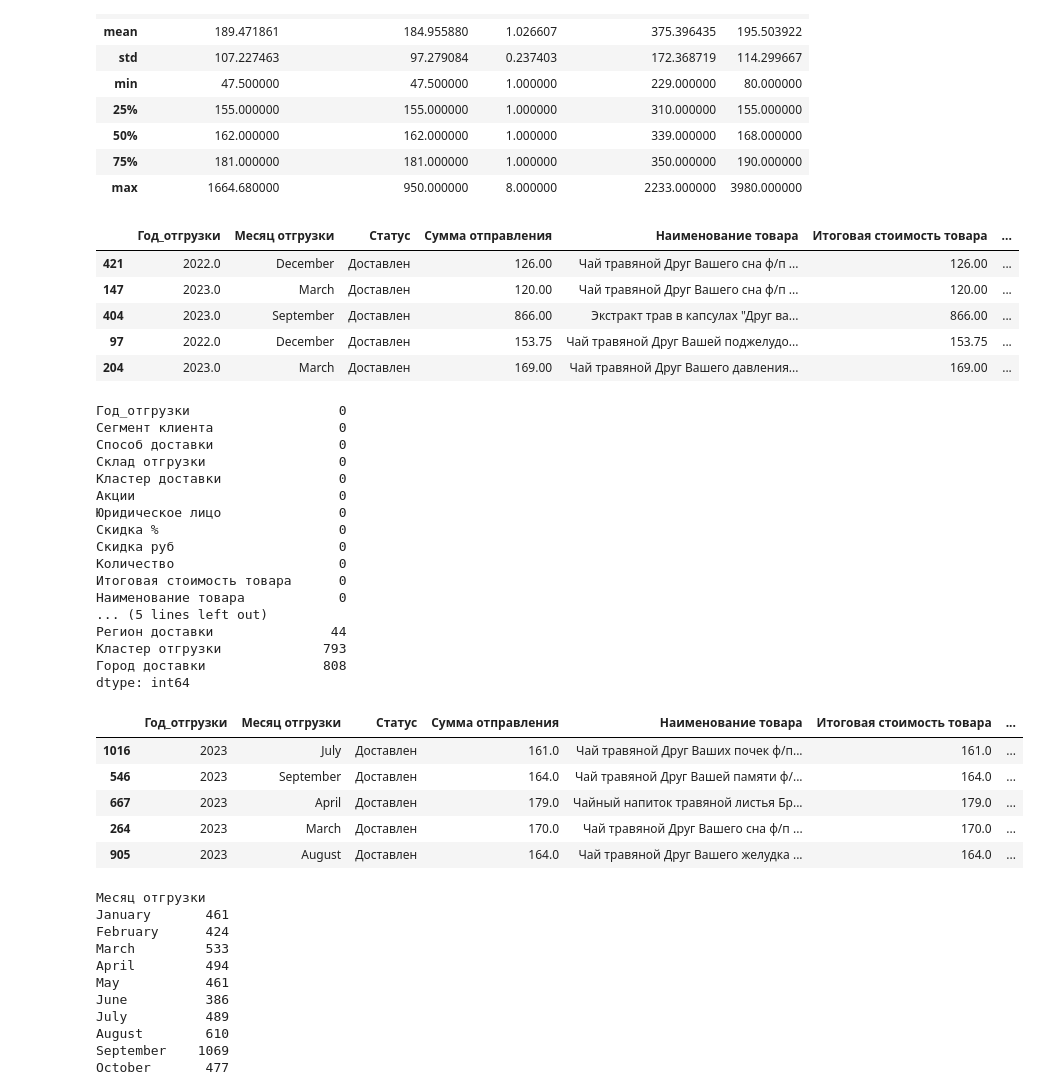
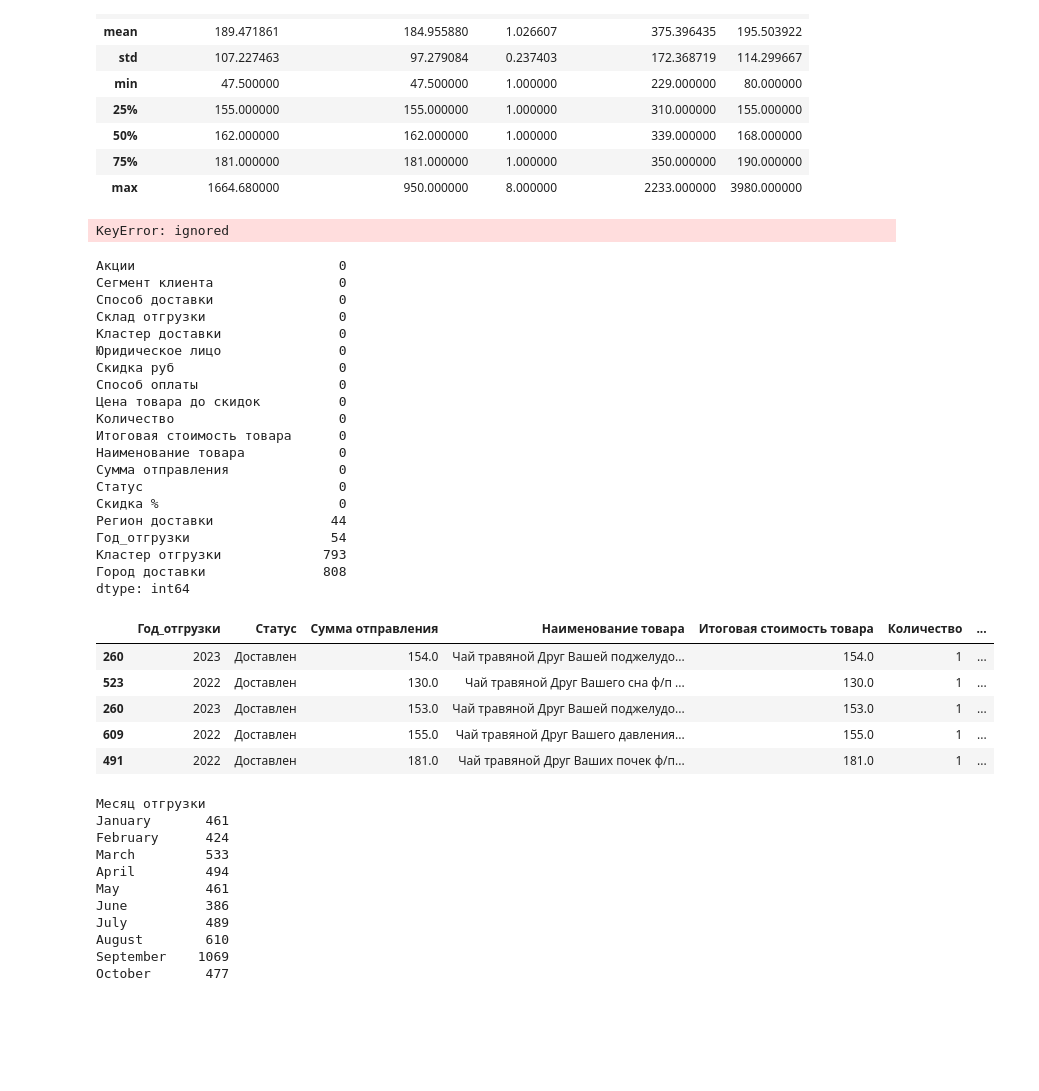
Before and after one commit to dim447/data_analyst, a Jupyter notebook: FitoFarm01_09.ipynb, the cells around one changed output. Cells and saved outputs as stored; diff of their text form; code cells hidden in the pictures; blank space fills up the shorter version.

```diff
--- a/FitoFarm01_09.ipynb
+++ b/FitoFarm01_09.ipynb
@@ -166,58 +166,56 @@ df.describe()
 | max | 1664.680000 | 950.000000 | 8.000000 | 2233.000000 | 3980.000000 |
 # %%
 # # Применим сортировку по месяцам, изначально сортировка была по алфавиту, что не очень удобно.
-df['Дата отгрузки'] = pd.to_datetime(df['Дата отгрузки'], format="%Y-%m-%dT%H:%M:%S")
+# df['Дата отгрузки'] = pd.to_datetime(df['Дата отгрузки'], format="%Y-%m-%dT%H:%M:%S")
 # df['Дата отгрузки']
 # df['Месяц отгрузки'] = df['Месяц отгрузки'].fillna('September')
-df.insert(1, 'Год_отгрузки', df['Дата отгрузки'].dt.year)
-# df.insert(2, 'Месяц отгрузки', df['Дата отгрузки'].dt.month_name())
-df = df.drop(['Дата отгрузки'], axis=1)
-months = ['January', 'February', 'March', 'April', 'May', 'June', 'July', 'August', 'September', 'October', 'November', 'December']
-df['Месяц отгрузки'] = pd.Categorical(df['Месяц отгрузки'], categories=months, ordered=True)
+# df.insert(1, 'Год_отгрузки', df['Дата отгрузки'].dt.year)
+df.insert(2, 'Месяц отгрузки', df['Дата отгрузки'].dt.month_name())
+# df = df.drop(['Дата отгрузки'], axis=1)
+# months = ['January', 'February', 'March', 'April', 'May', 'June', 'July', 'August', 'September', 'October', 'November', 'December']
+# df['Месяц отгрузки'] = pd.Categorical(df['Месяц отгрузки'], categories=months, ordered=True)
 df.sample(5)
 # %% [output]
-|  | Год_отгрузки | Месяц отгрузки | Статус | Сумма отправления | Наименование товара | Итоговая стоимость товара | ... |
-| 421 | 2022.0 | December | Доставлен | 126.00 | Чай травяной Друг Вашего сна ф/п ... | 126.00 | ... |
-| 147 | 2023.0 | March | Доставлен | 120.00 | Чай травяной Друг Вашего сна ф/п ... | 120.00 | ... |
-| 404 | 2023.0 | September | Доставлен | 866.00 | Экстракт трав в капсулах "Друг ва... | 866.00 | ... |
-| 97 | 2022.0 | December | Доставлен | 153.75 | Чай травяной Друг Вашей поджелудо... | 153.75 | ... |
-| 204 | 2023.0 | March | Доставлен | 169.00 | Чай травяной Друг Вашего давления... | 169.00 | ... |
+KeyError: ignored
 # %%
 ### Ищем нулевые ячейки, нас интересует месяц отгрузки и дата отгрузки
 df.isnull().sum().sort_values()
 # %% [output]
-Год_отгрузки                   0
+Акции                          0
 Сегмент клиента                0
 Способ доставки                0
 Склад отгрузки                 0
 Кластер доставки               0
-Акции                          0
 Юридическое лицо               0
-Скидка %                       0
 Скидка руб                     0
+Способ оплаты                  0
+Цена товара до скидок          0
 Количество                     0
 Итоговая стоимость товара      0
 Наименование товара            0
-... (5 lines left out)
+Сумма отправления              0
+Статус                         0
+Скидка %                       0
 Регион доставки               44
+Год_отгрузки                  54
 Кластер отгрузки             793
 Город доставки               808
 dtype: int64
 # %%
 # Нулевые год отгрузки и месяц отгрузки заменили на 2023 и Сентябрь
-# df['Год_отгрузки']= df['Год_отгрузки'].fillna('2023')
-# df['Год_отгрузки']= df['Год_отгрузки'].astype(int)
+df['Год_отгрузки']= df['Год_отгрузки'].fillna('2023')
+df['Год_отгрузки']= df['Год_отгрузки'].astype(int)
 # df.dtypes
 # df['Месяц отгрузки'] = df['Месяц отгрузки'].fillna('September')
 df.sample(5)
 # df[df.isnull().any(1)]
 # %% [output]
-|  | Год_отгрузки | Месяц отгрузки | Статус | Сумма отправления | Наименование товара | Итоговая стоимость товара | ... |
-| 1016 | 2023 | July | Доставлен | 161.0 | Чай травяной Друг Ваших почек ф/п... | 161.0 | ... |
-| 546 | 2023 | September | Доставлен | 164.0 | Чай травяной Друг Вашей памяти ф/... | 164.0 | ... |
-| 667 | 2023 | April | Доставлен | 179.0 | Чайный напиток травяной листья Бр... | 179.0 | ... |
-| 264 | 2023 | March | Доставлен | 170.0 | Чай травяной Друг Вашего сна ф/п ... | 170.0 | ... |
-| 905 | 2023 | August | Доставлен | 164.0 | Чай травяной Друг Вашего желудка ... | 164.0 | ... |
+|  | Год_отгрузки | Статус | Сумма отправления | Наименование товара | Итоговая стоимость товара | Количество | ... |
+| 260 | 2023 | Доставлен | 154.0 | Чай травяной Друг Вашей поджелудо... | 154.0 | 1 | ... |
+| 523 | 2022 | Доставлен | 130.0 | Чай травяной Друг Вашего сна ф/п ... | 130.0 | 1 | ... |
+| 260 | 2023 | Доставлен | 153.0 | Чай травяной Друг Вашей поджелудо... | 153.0 | 1 | ... |
+| 609 | 2022 | Доставлен | 155.0 | Чай травяной Друг Вашего давления... | 155.0 | 1 | ... |
+| 491 | 2022 | Доставлен | 181.0 | Чай травяной Друг Ваших почек ф/п... | 181.0 | 1 | ... |
 # %%
 # теперь можем видеть количество товара отгруженного по месяцам
 df.sort_values(by='Месяц отгрузки', ascending=True).groupby(['Месяц отгрузки'])['Количество'].count()
```
Also changed, not shown: parts of 3 cells of this notebook.
